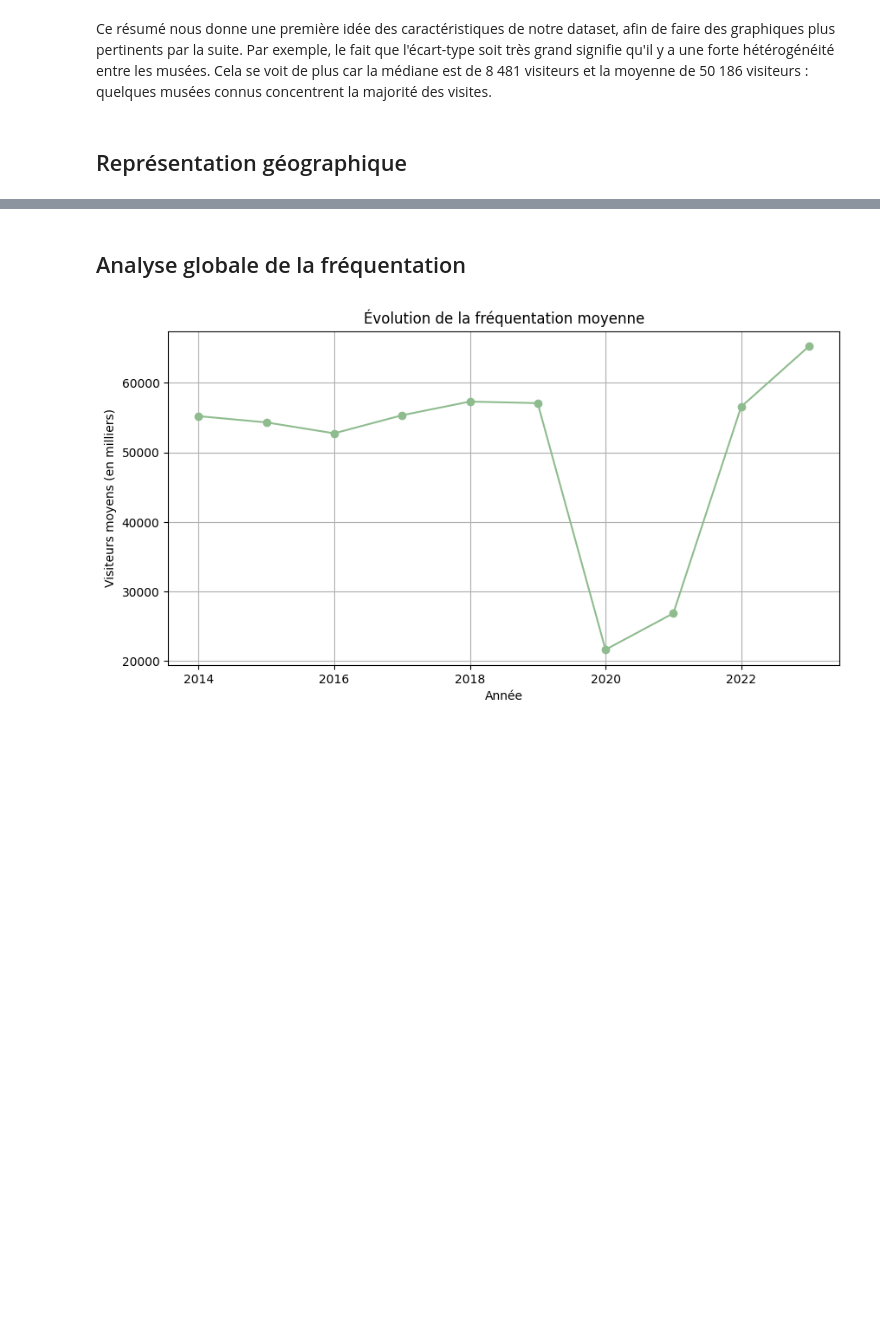
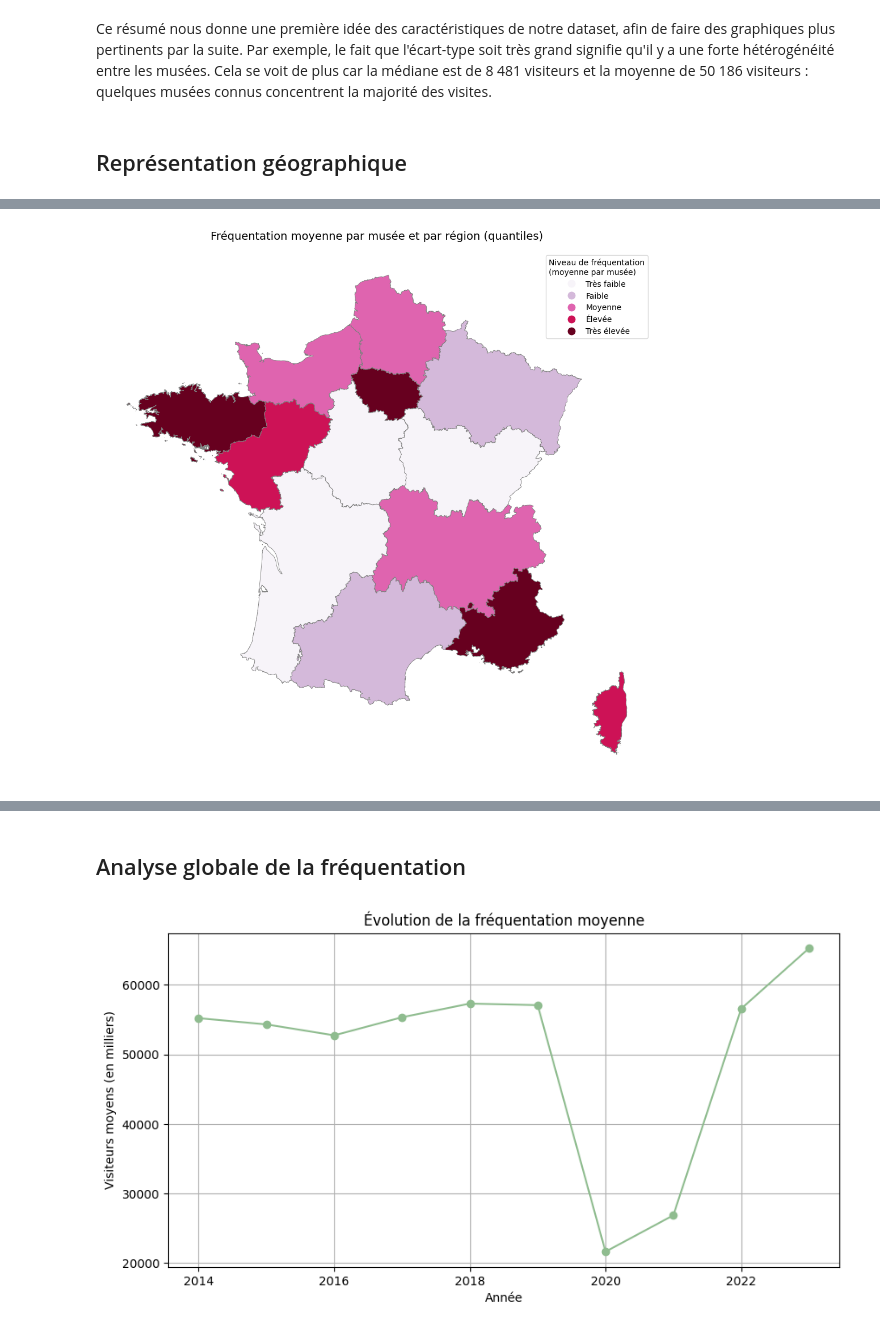
Before and after one commit to emmabezombes/prediction-musee, a Jupyter notebook: notebook/notebook_emma.ipynb, the cells around one changed output, grey strips where cells are left out. Cells and saved outputs as stored; diff of their text form; code cells hidden in the pictures; blank space fills up the shorter version.

```diff
--- a/notebook/notebook_emma.ipynb
+++ b/notebook/notebook_emma.ipynb
@@ -50,0 +119,87 @@ Ce résumé nous donne une première idée des caractéristiques de notre datase
+# %%
+#CARTE FREQ MOY
+import mapclassify
+
+
+#Fréquentation moyenne par musée dans chaque région
+df_region = (
+    df.groupby("region")
+      .agg(
+          visites_totales=("total", "sum"),
+          nb_musees=("id_museofile", "nunique")
+      )
+)
+
+df_region["freq_par_musee"] = df_region["visites_totales"] / df_region["nb_musees"]
+df_region = df_region.reset_index()
+
+#Fonction de normalisation des noms de régions
+def normalize_name(s):
+    """Met les noms de région en minuscule, enlève les espaces et harmonise les tirets."""
+    if pd.isna(s):
+        return np.nan
+    s = str(s).lower()
+    s = s.replace("–", "-").replace("—", "-")  # différents tirets → '-'
+    s = s.replace("  ", " ")
+    return s.strip()
+
+#réer region_clean côté données et côté carte
+df_region["region_clean"] = df_region["region"].apply(normalize_name)
+france["region_clean"] = france["LIBELLE_REGION"].apply(normalize_name)
+
+#Corrections manuelles sur quelques régions
+mapping = {
+    "pays-de-la-loire": "pays de la loire",
+    "provence-alpes-côte-d'azur": "provence-alpes-côte d'azur",
+    "territoires et départements d'outre-mer": np.nan,  # on ignore, pas dans la carte
+}
+
+df_region["region_clean"] = df_region["region_clean"].replace(mapping)
+
+#On enlève les lignes sans région métropolitaine
+df_region = df_region.dropna(subset=["region_clean"])
+
+#Jointure
+france_reg = france.merge(
+    df_region[["region_clean", "freq_par_musee"]],
+    on="region_clean",
+    how="left"
+)
+
+#On garde uniquement les régions avec données (métropole)
+france_reg_clean = france_reg[france_reg["freq_par_musee"].notna()].copy()
+
+#Classification en quantiles
+scheme = mapclassify.Quantiles(france_reg_clean["freq_par_musee"], k=5)
+
+#Tracé de la choroplèthe
+fig, ax = plt.subplots(figsize=(10, 10))
+
+france_reg_clean.plot(
+    column="freq_par_musee",
+    cmap="PuRd",
+    legend=True,
+    edgecolor="grey",
+    linewidth=0.6,
+    scheme="Quantiles",
+    k=5,
+    ax=ax
+)
+
+#Légende qualitative
+labels = ["Très faible", "Faible", "Moyenne", "Élevée", "Très élevée"]
+
+leg = ax.get_legend()
+leg.set_title("Niveau de fréquentation\n(moyenne par musée)")
+
+for lbl, txt in zip(labels, leg.texts):
+    txt.set_text(lbl)
+
+ax.set_title("Fréquentation moyenne par musée et par région (quantiles)",
+             fontsize=14, pad=15)
+ax.set_axis_off()
+
+plt.tight_layout()
+plt.show()
+# %% [output]
+[figure, added]
```
Also changed, not shown: parts of 5 cells of this notebook.
